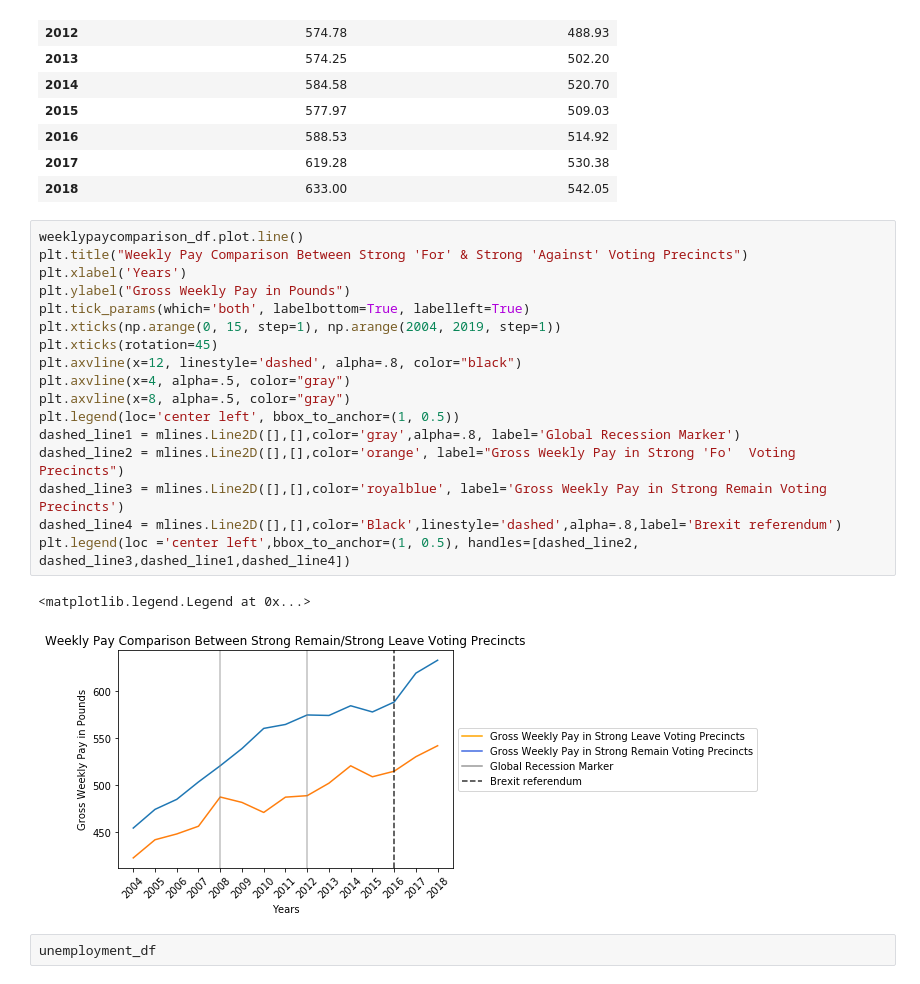
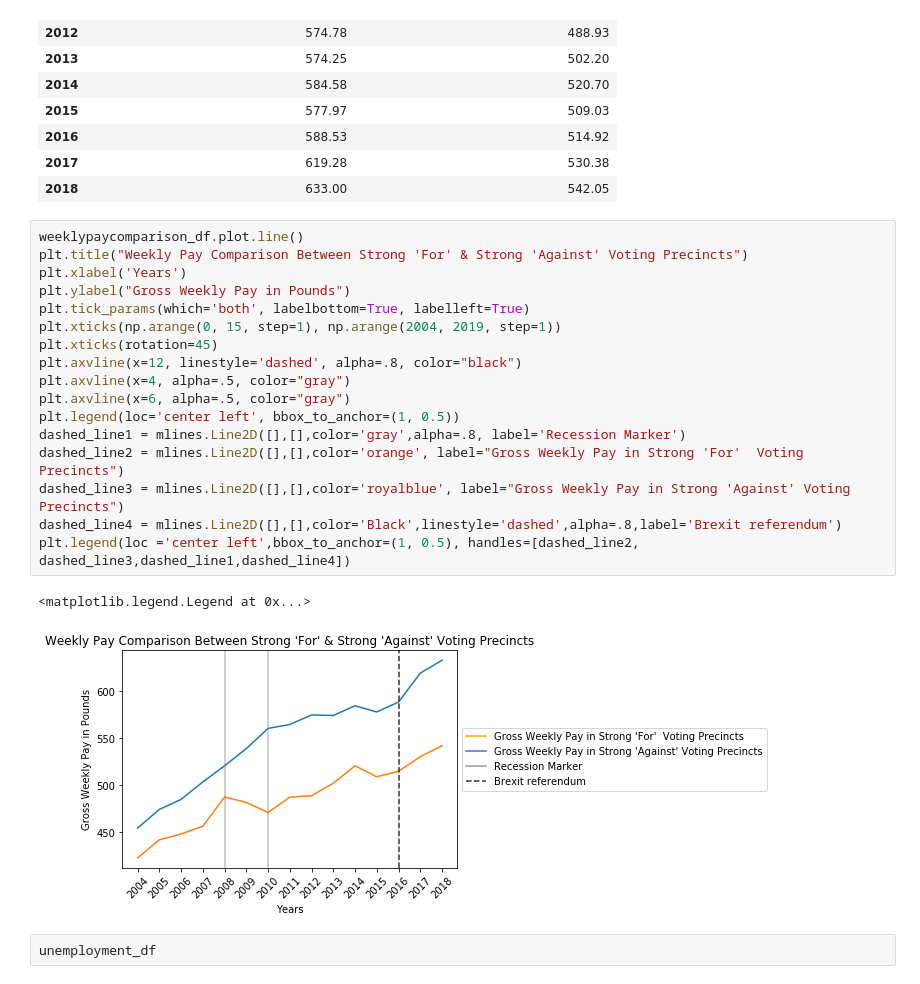
Before and after one commit to harper-data-mind/Project1, a Jupyter notebook: SOLBREXIT.ipynb, the cells around one changed output. Cells and saved outputs as stored; diff of their text form.

```diff
--- a/SOLBREXIT.ipynb
+++ b/SOLBREXIT.ipynb
@@ -155,23 +155,23 @@ weeklypaycomparison_df
 # %%
 weeklypaycomparison_df.plot.line()
 plt.title("Weekly Pay Comparison Between Strong 'For' & Strong 'Against' Voting Precincts")
 plt.xlabel('Years')
 plt.ylabel("Gross Weekly Pay in Pounds")
 plt.tick_params(which='both', labelbottom=True, labelleft=True)
 plt.xticks(np.arange(0, 15, step=1), np.arange(2004, 2019, step=1))
 plt.xticks(rotation=45)
 plt.axvline(x=12, linestyle='dashed', alpha=.8, color="black")
 plt.axvline(x=4, alpha=.5, color="gray")
-plt.axvline(x=8, alpha=.5, color="gray")
+plt.axvline(x=6, alpha=.5, color="gray")
 plt.legend(loc='center left', bbox_to_anchor=(1, 0.5))
-dashed_line1 = mlines.Line2D([],[],color='gray',alpha=.8, label='Global Recession Marker')
-dashed_line2 = mlines.Line2D([],[],color='orange', label="Gross Weekly Pay in Strong 'Fo'  Voting Precincts")
-dashed_line3 = mlines.Line2D([],[],color='royalblue', label='Gross Weekly Pay in Strong Remain Voting Precincts')
+dashed_line1 = mlines.Line2D([],[],color='gray',alpha=.8, label='Recession Marker')
+dashed_line2 = mlines.Line2D([],[],color='orange', label="Gross Weekly Pay in Strong 'For'  Voting Precincts")
+dashed_line3 = mlines.Line2D([],[],color='royalblue', label="Gross Weekly Pay in Strong 'Against' Voting Precincts")
 dashed_line4 = mlines.Line2D([],[],color='Black',linestyle='dashed',alpha=.8,label='Brexit referendum')
 plt.legend(loc ='center left',bbox_to_anchor=(1, 0.5), handles=[dashed_line2, dashed_line3,dashed_line1,dashed_line4])
 # %% [output]
 <matplotlib.legend.Legend at 0x...>
-[figure, old version]
+[figure, new version]
 # %%
 unemployment_df
 # %% [output]
```
Also changed, not shown: parts of 2 cells of this notebook.
